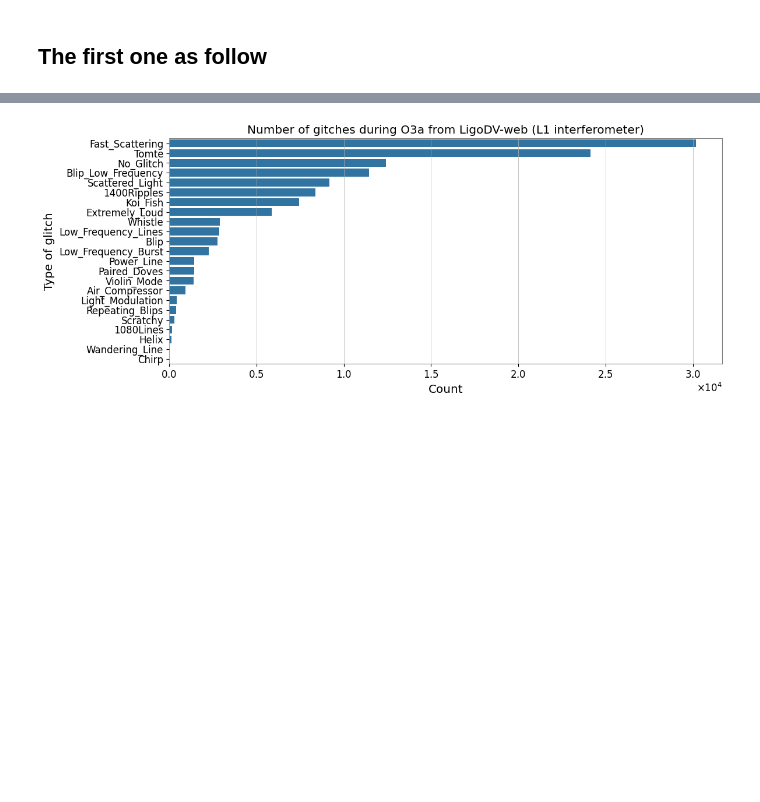
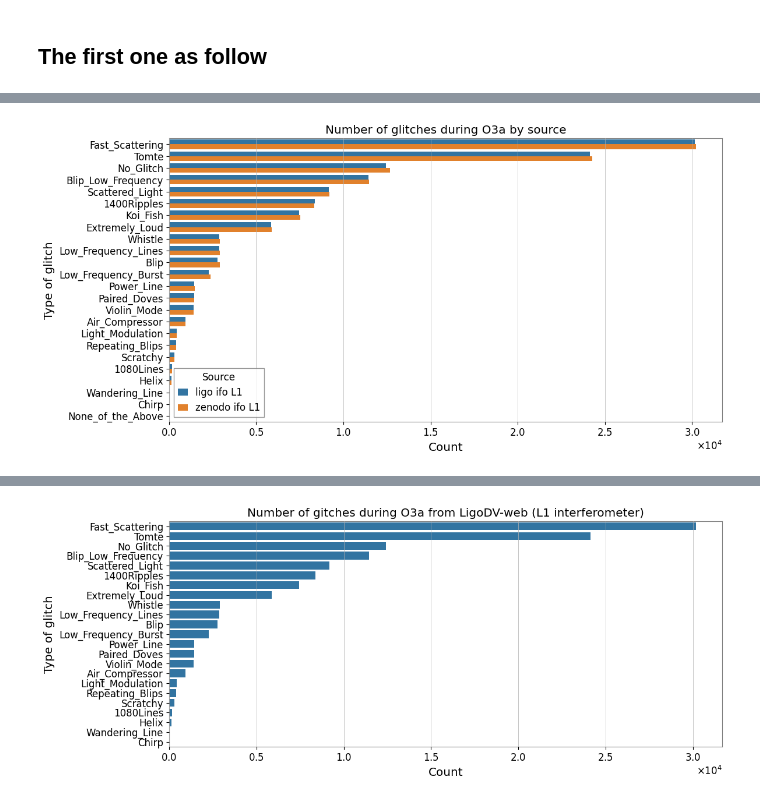
Before and after one commit to physerikc/gravitational-waves, a Jupyter notebook: glitch_study.ipynb, the cells around one changed output, grey strips where cells are left out. Drawn from its saved outputs; the diff is of its cells as text; code cells hidden in the pictures; blank space fills up the shorter version.

```diff
--- a/glitch_study.ipynb
+++ b/glitch_study.ipynb
@@ -26,0 +11,51 @@ dfL_O3b.drop_duplicates()
+# %%
+dfligo_L1_O3a = pd.read_csv("L1_O3a_gspyLIGO.csv").drop_duplicates()
+dfligo_H1_O3a = pd.read_csv("H1_O3a_gspyLIGO.csv").drop_duplicates()
+dfligo_V1_O3a = pd.read_csv("V1_O3a_gspyLIGO.csv").drop_duplicates()
+
+dfligo_L1_O3b = pd.read_csv("L1_O3b_gspyLIGO.csv").drop_duplicates()
+dfligo_H1_O3b = pd.read_csv("H1_O3b_gspyLIGO.csv").drop_duplicates()
+dfligo_V1_O3b = pd.read_csv("V1_O3b_gspyLIGO.csv").drop_duplicates()
+# %%
+dfzenodo_L1_O3a = pd.read_csv("L1_O3a_Zenodo.csv").drop_duplicates()
+# dfzenodo_H1_O3a = pd.read_csv("H1_O3a_Zenodo.csv.csv").drop_duplicates()
+
+dfzenodo_L1_O3b = pd.read_csv("L1_O3b_Zenodo.csv").drop_duplicates()
+# dfzenodo_H1_O3b = pd.read_csv("H1_O3b_Zenodo.csv.csv").drop_duplicates()
+# %%
+dfzenodo_L1_O3a.rename(columns={'ml_label': 'label'}, inplace=True)
+dfzenodo_L1_O3b.rename(columns={'ml_label': 'label'}, inplace=True)
+# %%
+# Adiciona a origem
+dfligo_L1_O3a['Fonte'] = 'ligo ifo L1'
+dfzenodo_L1_O3a['Fonte'] = 'zenodo ifo L1'
+
+# Junta os dois DataFrames
+df_combined = pd.concat([dfligo_L1_O3a, dfzenodo_L1_O3a])
+
+# Garante que a ordem seja pela soma total de ocorrências
+ordered_labels = (
+    df_combined['label']
+    .value_counts()
+    .loc[lambda x: x.index.isin(df_combined['label'].unique())]
+    .index
+)
+
+# Gráfico
+plt.figure(figsize=(12, 6))
+sns.countplot(
+    data=df_combined,
+    y='label',
+    hue='Fonte',
+    order=ordered_labels,
+    dodge=True  # reforça o uso de barras lado a lado
+)
+
+plt.title("Number of glitches during O3a by source")
+plt.xlabel("Count")
+plt.ylabel("Type of glitch")
+plt.legend(title='Source')
+plt.tight_layout()
+plt.show()
+# %% [output]
+[figure, added]
```
Also changed, not shown: parts of 6 cells of this notebook.
